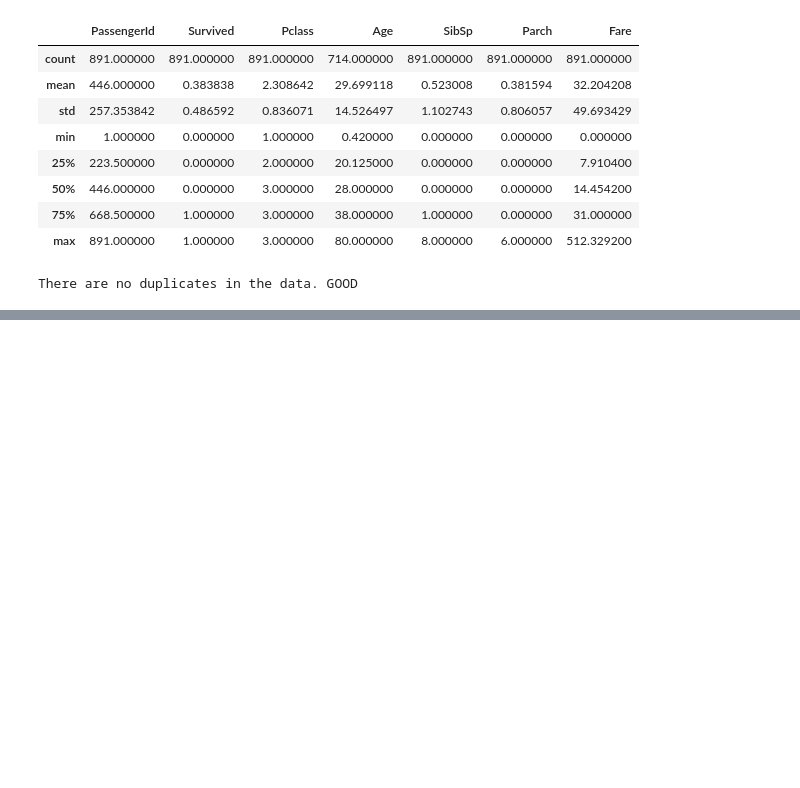
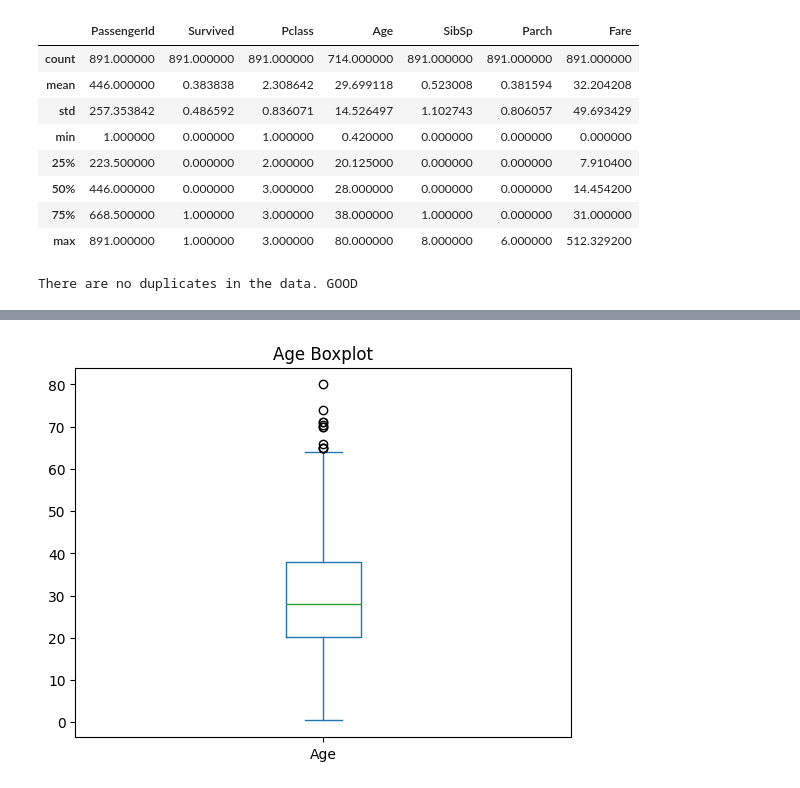
Before and after one commit to MedChahb/titanic_survivability, a Jupyter notebook: titanic.ipynb, the cells around one changed output, grey strips where cells are left out. Drawn from its saved outputs; the diff is of its cells as text; code cells hidden in the pictures; blank space fills up the shorter version.

```diff
--- a/titanic.ipynb
+++ b/titanic.ipynb
@@ -101,0 +107,6 @@ As we saw, the data that we using has missing values and non-numerical values, s
+# %%
+df.Age.plot(kind='box')
+plt.title('Age Boxplot')
+plt.show()
+# %% [output]
+[figure, added]
```
Also changed, not shown: parts of 15 cells of this notebook.
